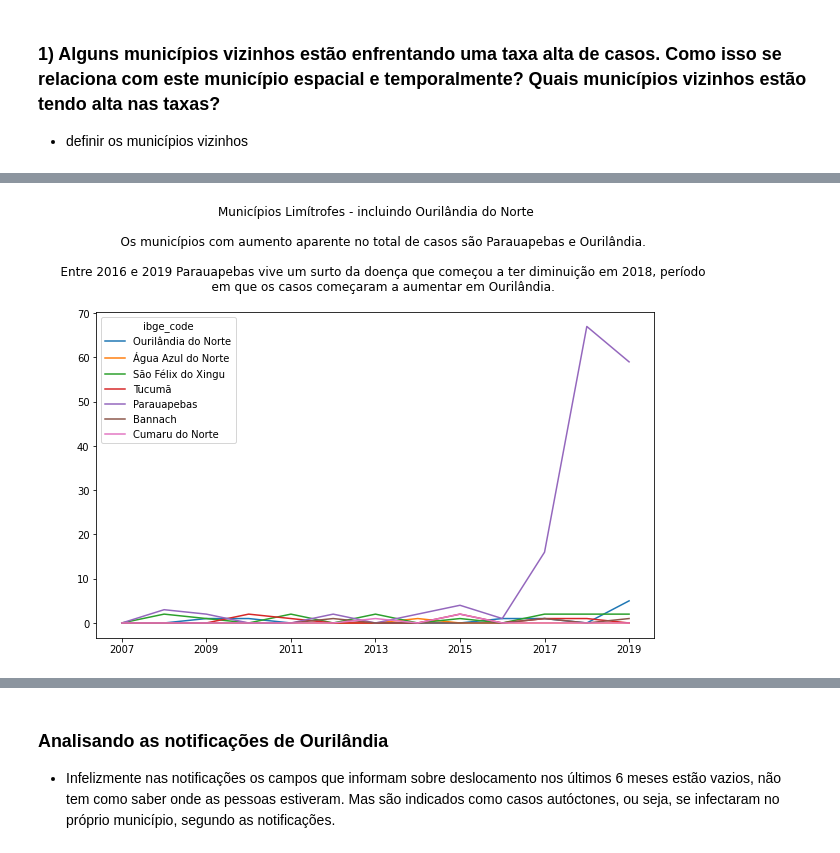
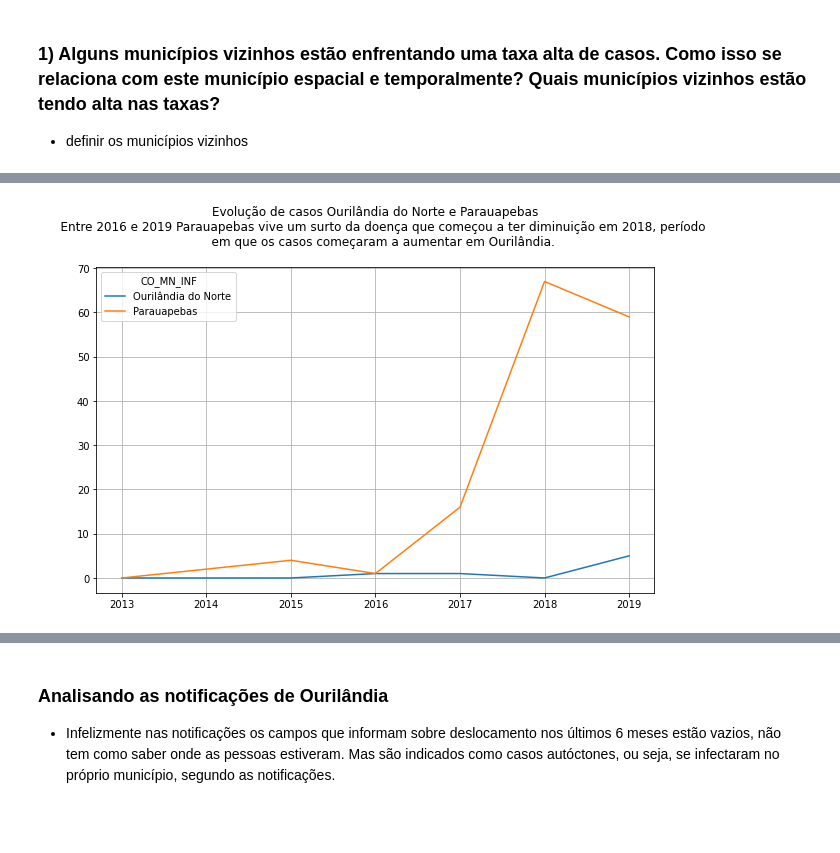
Before and after one commit to FlaviaLopes/leishmaniose, a Jupyter notebook: notebooks/visualizacao_incidencia.ipynb, the cells around one changed output, grey strips where cells are left out. Saved outputs shown, nothing was run; the diff lists cells and outputs as text; code cells hidden in the pictures; blank space fills up the shorter version.

Commit message:
Atualiza e melhora visualizações

```diff
--- a/notebooks/visualizacao_incidencia.ipynb
+++ b/notebooks/visualizacao_incidencia.ipynb
@@ -46,13 +208,13 @@ limitrofes
 # %%
-d = total_casos.loc[limitrofes.index,:].copy()
-d.index = d.index.map(dict(zip(limitrofes.index, limitrofes.municipio)))
+d = total_casos.loc[[150543, 150553], ['2013','2014','2015','2016','2017','2018','2019']].copy()
+d.index = d.index.map({150543:'Ourilândia do Norte', 150553:'Parauapebas'})
 d.T.plot(
     kind='line',
+    grid=True,
     figsize=(10,6),
-    title='''Municípios Limítrofes - incluindo Ourilândia do Norte\n
-    Os municípios com aumento aparente no total de casos são Parauapebas e Ourilândia.\n
+    title='''Evolução de casos Ourilândia do Norte e Parauapebas
     Entre 2016 e 2019 Parauapebas vive um surto da doença que começou a ter diminuição em 2018, período
     em que os casos começaram a aumentar em Ourilândia.\n'''
 );
 # %% [output]
-[figure, old version]
+[figure, new version]
```
Also changed, not shown: parts of 14 cells of this notebook.
